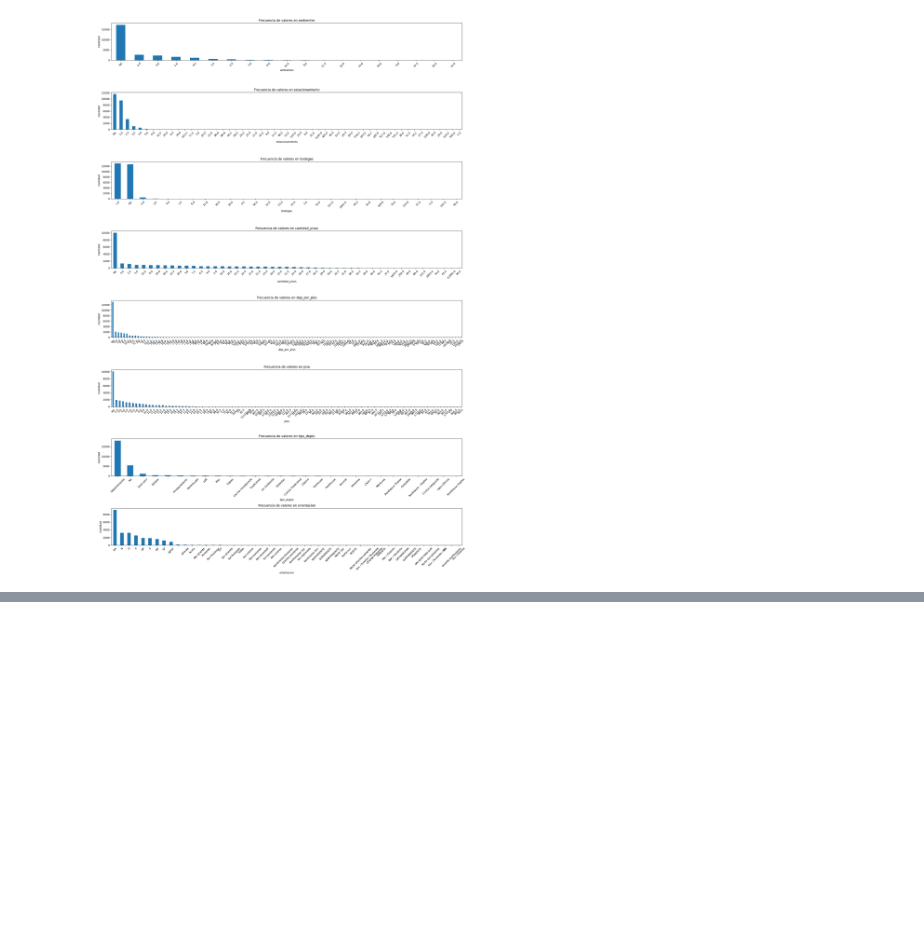
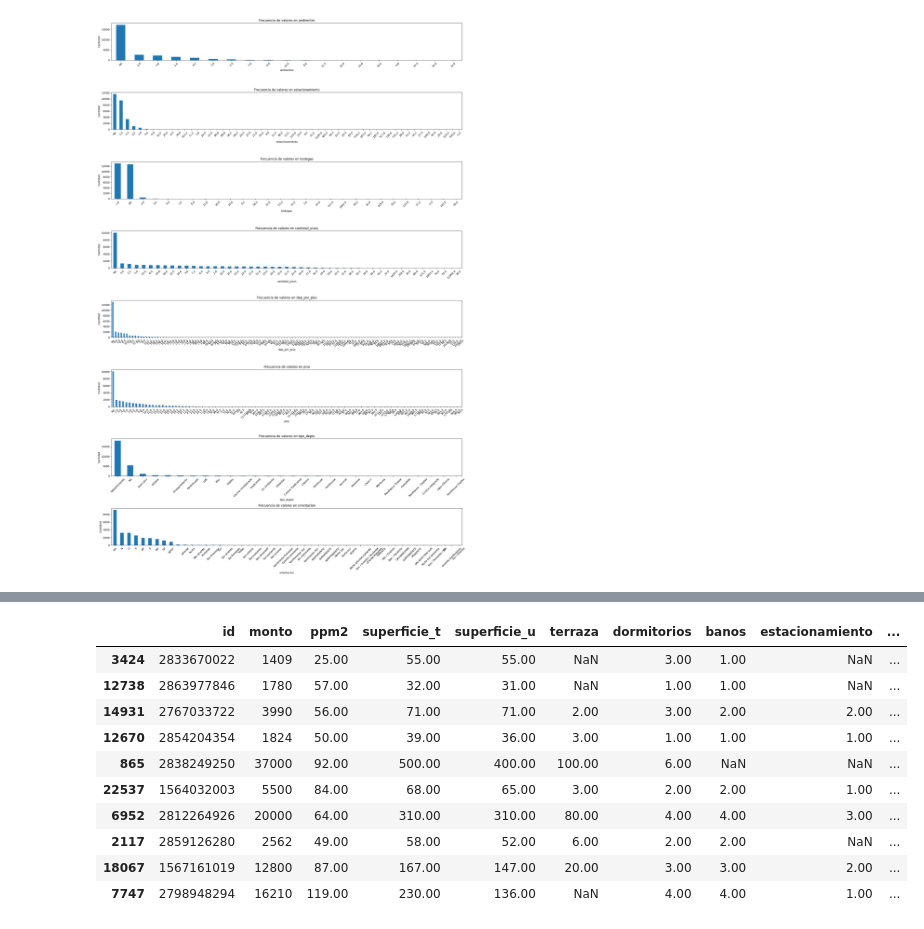
Before and after one commit to AlonsoDS/Proyecto_titulo, a Jupyter notebook: WebScraper/Analisis_dataset_deptos.ipynb, the cells around one changed output, grey strips where cells are left out. Drawn from its saved outputs; the diff is of its cells as text; code cells hidden in the pictures; blank space fills up the shorter version.

```diff
--- a/WebScraper/Analisis_dataset_deptos.ipynb
+++ b/WebScraper/Analisis_dataset_deptos.ipynb
@@ -190,0 +349,46 @@ df.describe()
+# %%
+df['orientacion'] = df['orientacion'].replace(['NA', '-', 'No ingresada'], np.nan)
+
+# Diccionario de reemplazo
+reemplazos = {
+    'P': 'O', 'Poniente': 'O', 'PONIENTE': 'O',
+    'Norte': 'N', 'NORTE': 'N',
+    'Sur': 'S', 'SUR': 'S',
+    'Oriente': 'E', 'ORIENTE': 'E',
+    'SP': 'SO', 'Sur-Poniente': 'SO', 'Sur-poniente': 'SO', 'SURPONIENTE': 'SO',
+    'NP': 'NO', 'Nor-Poniente': 'NO', 'NorPoniente': 'NO', 'Nor-poniente': 'NO', 'NORPONIENTE': 'NO',
+    'SO': 'SE', 'Sur-Oriente': 'SE', 'Sur / Oriente': 'SE', 'SURORIENTE': 'SE',
+    'Nor-Oriente': 'NE', 'Nor / Oriente': 'NE', 'Nor-oriente': 'NE', 'Nor-Orienteff': 'NE', 'NORORIENTE': 'NE',
+    'NorOriente-Sur': 'NSE',
+    'NorOriente-Poniente': 'NEO',
+    'Oriente-SurPoniente': 'SEO',
+    'Nor / Oriente / Poniente': 'NEO',
+    'Oriente-Poniente': 'EO', 'Oriente-poniente': 'EO',
+    'Norte-sur-poniente': 'NSO',
+    'Nor / Poniente / Sur': 'NSO',
+    'ORI-NOR-PON-SUR': 'NSOE',
+    'Todas': 'NSOE',
+    'Nor / Poniente': 'NO',
+    'Nor / Oriente / Poniente': 'NEO',
+    'Norte-Sur': 'NS', 'Norte-sur': 'NS'
+}
+
+# Aplicar reemplazos
+df['orientacion_norm'] = df['orientacion'].replace(reemplazos)
+# %%
+for letra in 'NSEO':
+    df[f'Or_{letra}'] = df['orientacion_norm'].apply(lambda x: int(letra in x) if pd.notna(x) else 0)
+# %%
+df.sample(10)
+# %% [output]
+|  | id | monto | ppm2 | superficie_t | superficie_u | terraza | dormitorios | banos | estacionamiento | ... |
+| 3424 | 2833670022 | 1409 | 25.00 | 55.00 | 55.00 | NaN | 3.00 | 1.00 | NaN | ... |
+| 12738 | 2863977846 | 1780 | 57.00 | 32.00 | 31.00 | NaN | 1.00 | 1.00 | NaN | ... |
+| 14931 | 2767033722 | 3990 | 56.00 | 71.00 | 71.00 | 2.00 | 3.00 | 2.00 | 2.00 | ... |
+| 12670 | 2854204354 | 1824 | 50.00 | 39.00 | 36.00 | 3.00 | 1.00 | 1.00 | 1.00 | ... |
+| 865 | 2838249250 | 37000 | 92.00 | 500.00 | 400.00 | 100.00 | 6.00 | NaN | NaN | ... |
+| 22537 | 1564032003 | 5500 | 84.00 | 68.00 | 65.00 | 3.00 | 2.00 | 2.00 | 1.00 | ... |
+| 6952 | 2812264926 | 20000 | 64.00 | 310.00 | 310.00 | 80.00 | 4.00 | 4.00 | 3.00 | ... |
+| 2117 | 2859126280 | 2562 | 49.00 | 58.00 | 52.00 | 6.00 | 2.00 | 2.00 | NaN | ... |
+| 18067 | 1567161019 | 12800 | 87.00 | 167.00 | 147.00 | 20.00 | 3.00 | 3.00 | 2.00 | ... |
+| 7747 | 2798948294 | 16210 | 119.00 | 230.00 | 136.00 | NaN | 4.00 | 4.00 | 1.00 | ... |
```
Also changed, not shown: parts of 16 cells of this notebook, 2 other files.
